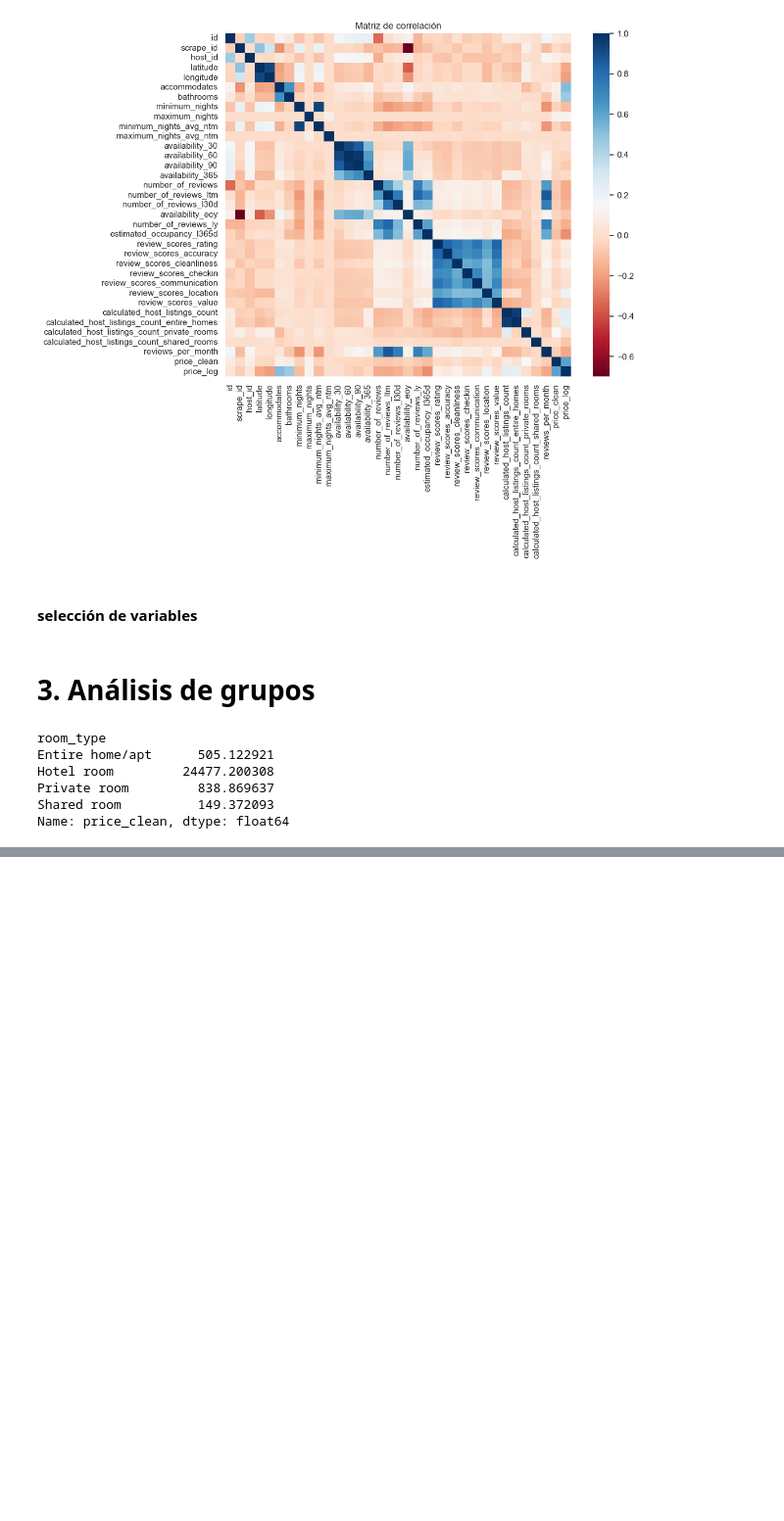
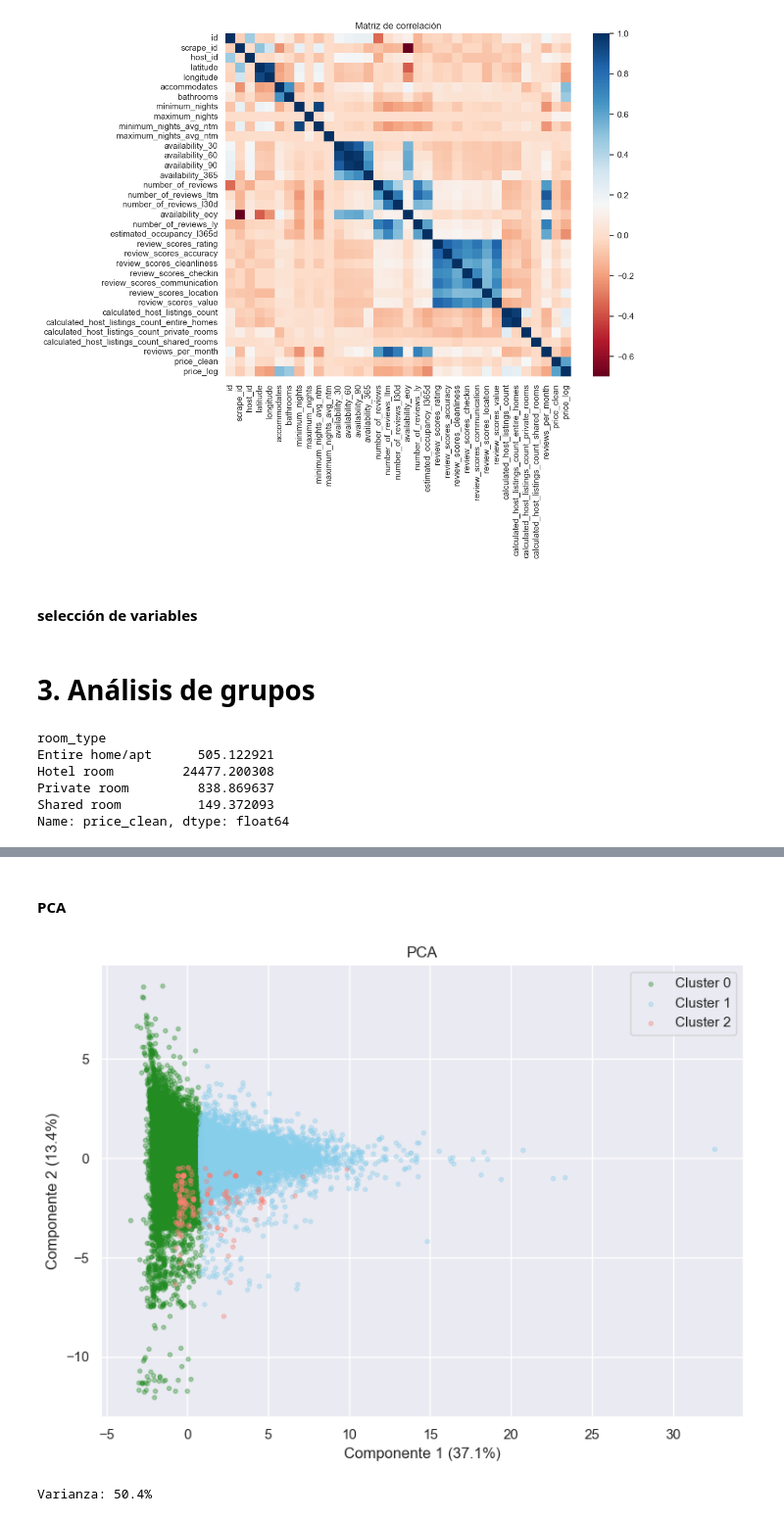
Before and after one commit to belennmm/MD_Lab4_Arboles, a Jupyter notebook: Notebooks/arboles.ipynb, the cells around one changed output, grey strips where cells are left out. Shown at 98% size. Drawn from its saved outputs; the diff is of its cells as text; code cells hidden in the pictures; blank space fills up the shorter version.

```diff
--- a/Notebooks/arboles.ipynb
+++ b/Notebooks/arboles.ipynb
@@ -364,0 +413,5 @@ Name: price_clean, dtype: float64
+# %%
+k_final = 3
+
+modelo_final = KMeans(n_clusters=k_final, random_state=42, n_init=10)
+data_cluster['cluster'] = modelo_final.fit_predict(datos_escalados)
@@ -364,0 +446,27 @@ Name: price_clean, dtype: float64
+# %% [markdown]
+#### PCA
+# %%
+modelo_pca = PCA(n_components=2, random_state=42)
+coords_pca = modelo_pca.fit_transform(datos_escalados)
+
+plt.figure(figsize=(8, 6) )
+
+colores = ['forestgreen', 'skyblue', 'salmon' ]
+
+for i in range(k_final):
+    mascara = data_cluster['cluster'] == i
+    plt.scatter( coords_pca[mascara, 0], coords_pca[mascara, 1],  alpha=0.35,  s=10,  color=colores[i], label=f'Cluster {i}' )
+
+plt.title('PCA')
+
+plt.xlabel(f'Componente 1 ({modelo_pca.explained_variance_ratio_[0]:.1%})' )
+plt.ylabel(f'Componente 2 ({modelo_pca.explained_variance_ratio_[1]:.1%})')
+
+plt.legend()
+plt.tight_layout()
+plt.show()
+
+print(f"Varianza: {sum(modelo_pca.explained_variance_ratio_[:2]):.1%}" )
+# %% [output]
+[figure, added]
+Varianza: 50.4%
```
Also changed, not shown: parts of 17 cells of this notebook.
